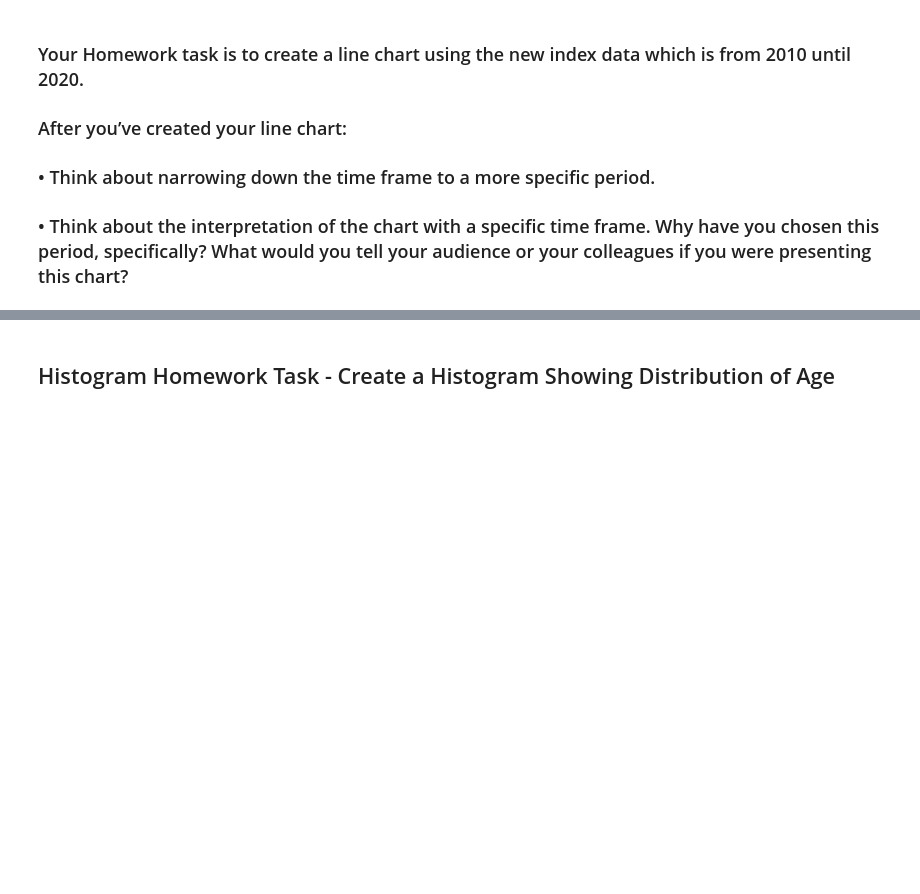
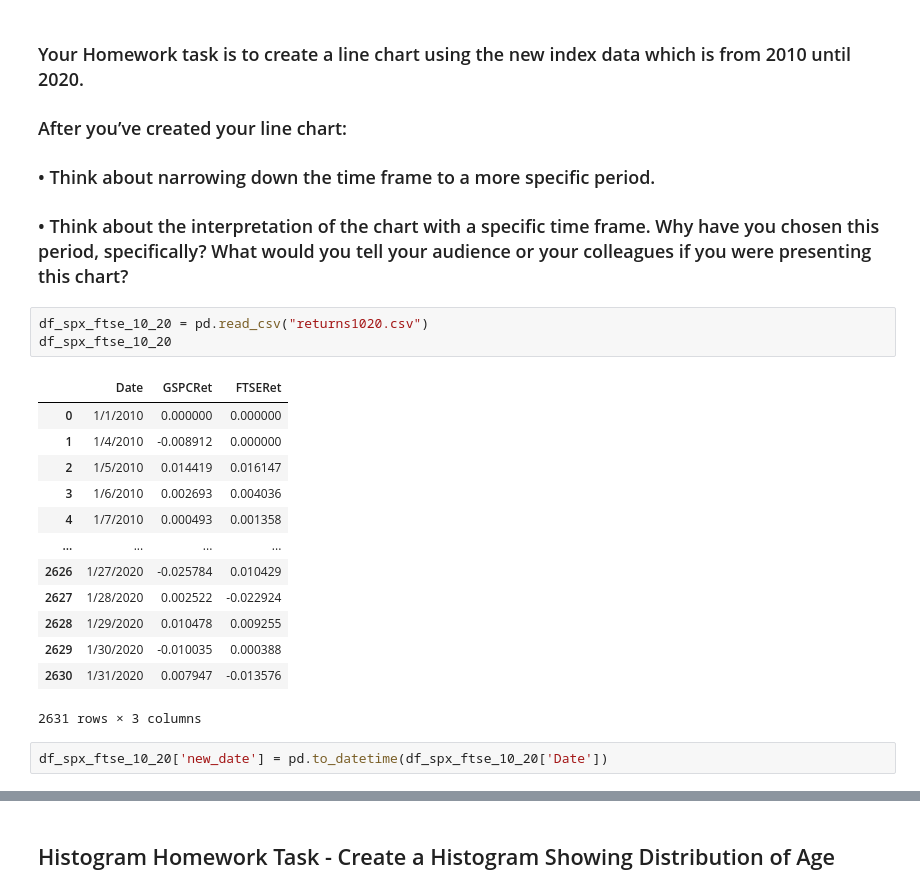
Before and after one commit to roblivesinottawa/data_analytics_python, a Jupyter notebook: S34 - Data Visualization/L1/Data Viz Homework Notebook.ipynb, the cells around one changed output, grey strips where cells are left out. Drawn from its saved outputs; the diff is of its cells as text; blank space fills up the shorter version.

```diff
--- a/S34 - Data Visualization/L1/Data Viz Homework Notebook.ipynb
+++ b/S34 - Data Visualization/L1/Data Viz Homework Notebook.ipynb
@@ -200,3 +200,22 @@ plt.show()
 ### After you’ve created your line chart:
 ### •	Think about narrowing down the time frame to a more specific period.
 ### •	Think about the interpretation of the chart with a specific time frame. Why have you chosen this period, specifically? What would you tell your audience or your colleagues if you were presenting this chart?
+# %%
+df_spx_ftse_10_20 = pd.read_csv("returns1020.csv")
+df_spx_ftse_10_20
+# %% [output]
+|  | Date | GSPCRet | FTSERet |
+| 0 | 1/1/2010 | 0.000000 | 0.000000 |
+| 1 | 1/4/2010 | -0.008912 | 0.000000 |
+| 2 | 1/5/2010 | 0.014419 | 0.016147 |
+| 3 | 1/6/2010 | 0.002693 | 0.004036 |
+| 4 | 1/7/2010 | 0.000493 | 0.001358 |
+| ... | ... | ... | ... |
+| 2626 | 1/27/2020 | -0.025784 | 0.010429 |
+| 2627 | 1/28/2020 | 0.002522 | -0.022924 |
+| 2628 | 1/29/2020 | 0.010478 | 0.009255 |
+| 2629 | 1/30/2020 | -0.010035 | 0.000388 |
+| 2630 | 1/31/2020 | 0.007947 | -0.013576 |
+2631 rows × 3 columns
+# %%
+df_spx_ftse_10_20['new_date'] = pd.to_datetime(df_spx_ftse_10_20['Date'])
```
Also changed, not shown: parts of 5 cells of this notebook, 1 other file.
